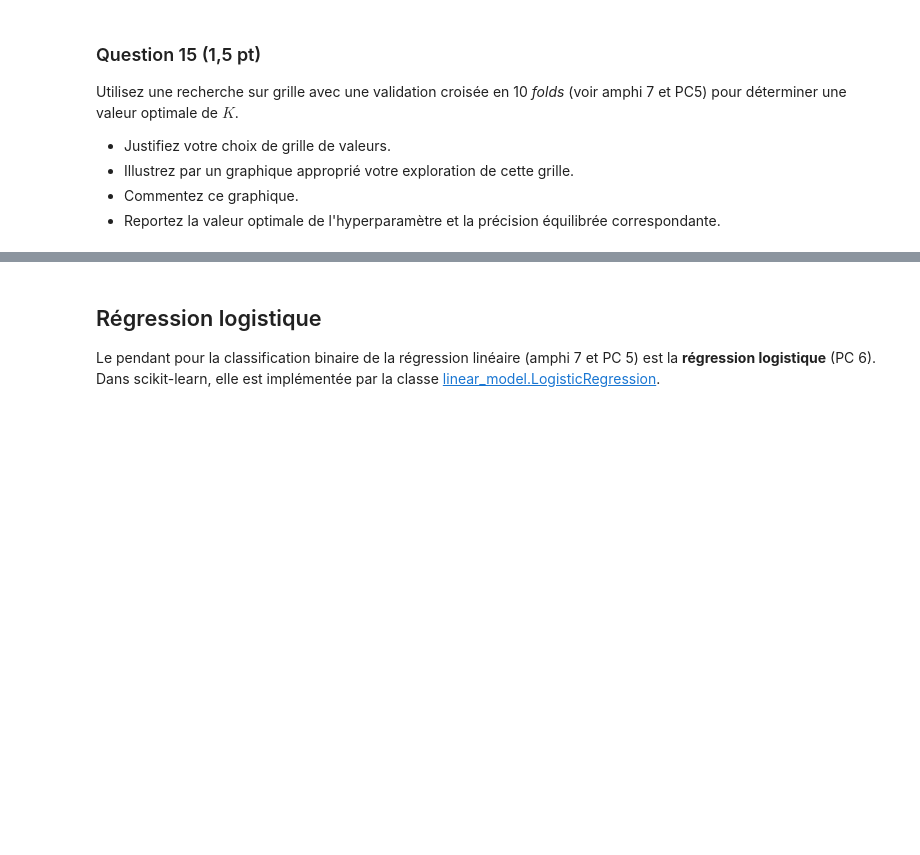
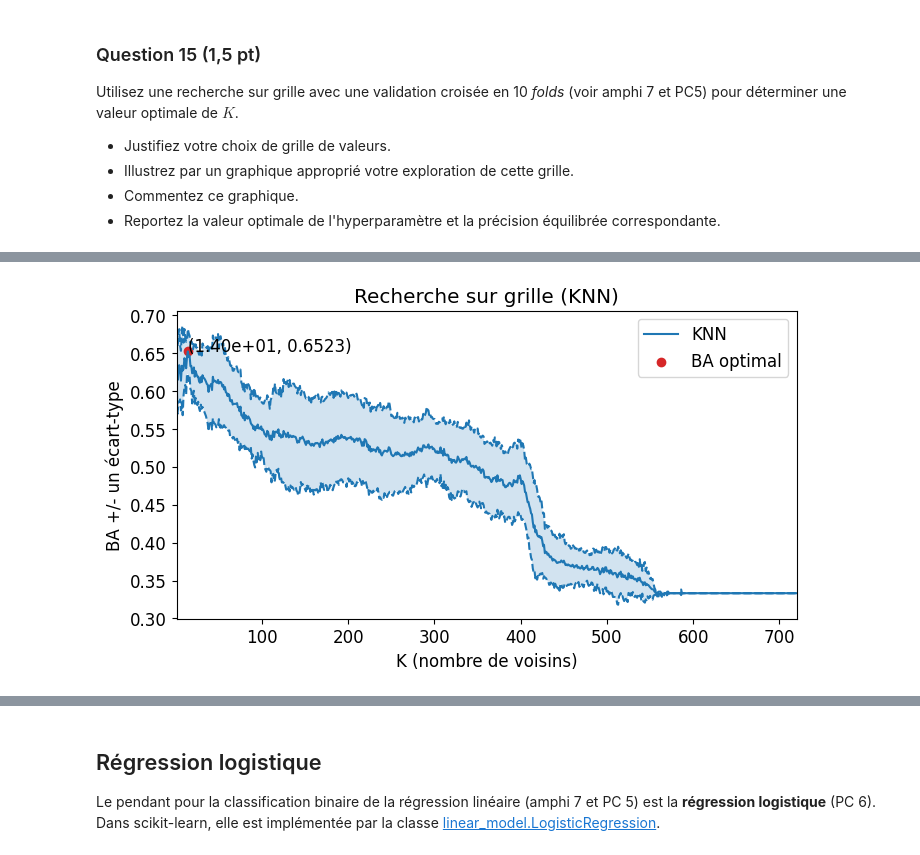
Before and after one commit to comemazelier/projet-sdd, a Jupyter notebook: Projet.ipynb, the cells around one changed output, grey strips where cells are left out. Drawn from its saved outputs; the diff is of its cells as text; code cells hidden in the pictures; blank space fills up the shorter version.

```diff
--- a/Projet.ipynb
+++ b/Projet.ipynb
@@ -261,0 +320,12 @@ Utilisez une recherche sur grille avec une validation croisée en 10 _folds_ (vo
+# %%
+# Définir la grille de valeurs de l'hyperparamètre alpha
+K_values = np.arange(1, 721, 1)
+
+# Définir le modèle à évaluer
+knn  = neighbors.KNeighborsClassifier()
+
+# Instantier la recherche sur grille
+grid_knn = model_selection.GridSearchCV(knn, {'n_neighbors': K_values}, cv = 10, scoring = 'balanced_accuracy')
+
+# Utiliser la recherche sur grille
+grid_knn.fit(X_train, y_train)
@@ -261,0 +350,32 @@ Utilisez une recherche sur grille avec une validation croisée en 10 _folds_ (vo
+# %%
+# initialize plot frame
+plt.figure(figsize=(8, 4))
+
+ba_values = grid_knn.cv_results_['mean_test_score']
+std_error = grid_knn.cv_results_['std_test_score']
+
+# afficher les RMSE avec une échelle logarithmique pour les abscisses :
+plt.plot(K_values, ba_values, label="KNN", color='tab:blue')
+plt.plot(K_values, ba_values + std_error, color='tab:blue', linestyle='dashed')
+plt.plot(K_values, ba_values - std_error, color='tab:blue', linestyle='dashed')
+
+# colorer l'espace entre les courbes représentant les écarts-types
+plt.fill_between(K_values, (ba_values + std_error), (ba_values - std_error),
+                 alpha=0.2 # contrôle la transparence
+                )
+
+# afficher le meilleur score
+plt.scatter(grid_knn.best_params_['n_neighbors'], grid_knn.best_score_,
+           color='tab:red', label='BA optimal')
+
+plt.text(grid_knn.best_params_['n_neighbors'], grid_knn.best_score_, f"({grid_knn.best_params_['n_neighbors']:.2e}, {grid_knn.best_score_:.4f})")
+
+
+# Mise en forme
+plt.xlabel("K (nombre de voisins)")
+plt.ylabel("BA +/- un écart-type")
+plt.xlim([K_values[0], K_values[-1]])
+plt.title("Recherche sur grille (KNN)")
+plt.legend(loc='best');
+# %% [output]
+[figure, added]
```
Also changed, not shown: parts of 13 cells of this notebook.
